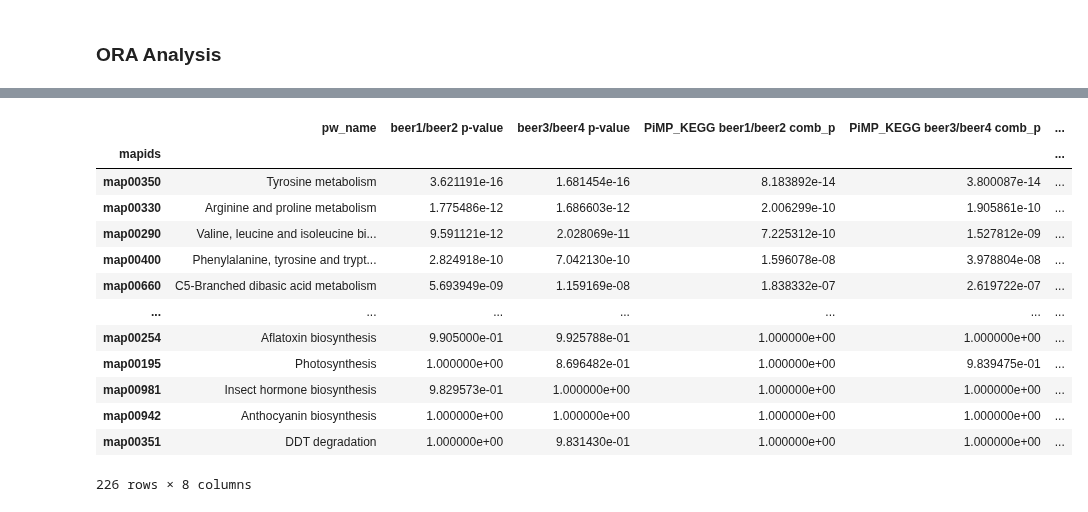
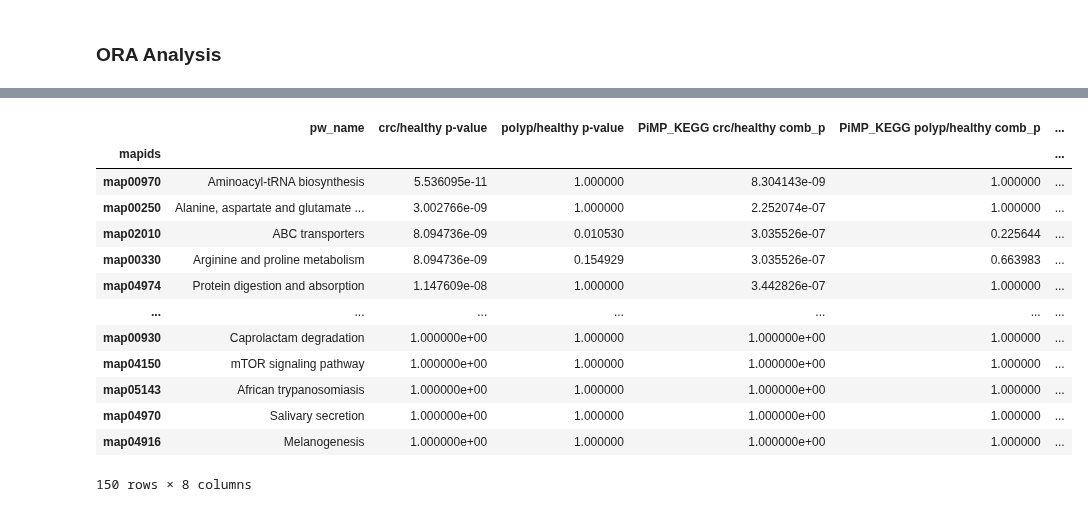
Before and after one commit to glasgowcompbio/PALS, a Jupyter notebook: notebooks/PALS_crc_data.ipynb, the cells around one changed output, grey strips where cells are left out. Drawn from its saved outputs; the diff is of its cells as text; code cells hidden in the pictures.

```diff
--- a/notebooks/PALS_crc_data.ipynb
+++ b/notebooks/PALS_crc_data.ipynb
@@ -99,9 +69,11 @@ columns = crc_int_df.columns
 # %% [markdown]
 ### Make group lists for the experimental design
 # %%
-crc=[]
+columns = crc_int_df.columns
+crc = []
 healthy = []
-polyp=[]
+polyp = []
+
 for c in columns:
     if 'CRC' in c:
         crc.append(c)
@@ -109,6 +81,11 @@ for c in columns:
         healthy.append(c)
     elif 'Polyp' in c:
         polyp.append(c)
-crc_experimental_design = {'comparisons': [{'case': 'CRC', 'control': 'healthy', 'name': 'crc/healthy'},
-  {'case': 'polyp', 'control': 'healthy', 'name': 'crc/healthy'}]}
+
+crc_experimental_design = {
+    'comparisons': [
+        {'case': 'CRC', 'control': 'healthy', 'name': 'crc/healthy'},
+        {'case': 'polyp', 'control': 'healthy', 'name': 'polyp/healthy'}
+    ]
+}
 # %%
@@ -318,5 +139,5 @@ pathway_df
 # %% [markdown]
 ### ORA Analysis
 # %%
-ds = DataSource(int_df, annotation_df, experimental_design, DATABASE_PIMP_KEGG)
+ds = DataSource(crc_int_df, crc_annotation_df, crc_experimental_design, DATABASE_PIMP_KEGG)
 # %% [output]
@@ -335,18 +157,18 @@ pathway_df = pals.get_ora_df()
 # %%
-pathway_df.sort_values('PiMP_KEGG beer1/beer2 comb_p', ascending=True, inplace=True)
+pathway_df.sort_values('PiMP_KEGG crc/healthy comb_p', ascending=True, inplace=True)
 pathway_df
 # %% [output]
-|  | pw_name | beer1/beer2 p-value | beer3/beer4 p-value | PiMP_KEGG beer1/beer2 comb_p | PiMP_KEGG beer3/beer4 comb_p | ... |
+|  | pw_name | crc/healthy p-value | polyp/healthy p-value | PiMP_KEGG crc/healthy comb_p | PiMP_KEGG polyp/healthy comb_p | ... |
 | mapids |  |  |  |  |  | ... |
-| map00350 | Tyrosine metabolism | 3.621191e-16 | 1.681454e-16 | 8.183892e-14 | 3.800087e-14 | ... |
-| map00330 | Arginine and proline metabolism | 1.775486e-12 | 1.686603e-12 | 2.006299e-10 | 1.905861e-10 | ... |
-| map00290 | Valine, leucine and isoleucine bi... | 9.591121e-12 | 2.028069e-11 | 7.225312e-10 | 1.527812e-09 | ... |
-| map00400 | Phenylalanine, tyrosine and trypt... | 2.824918e-10 | 7.042130e-10 | 1.596078e-08 | 3.978804e-08 | ... |
-| map00660 | C5-Branched dibasic acid metabolism | 5.693949e-09 | 1.159169e-08 | 1.838332e-07 | 2.619722e-07 | ... |
+| map00970 | Aminoacyl-tRNA biosynthesis | 5.536095e-11 | 1.000000 | 8.304143e-09 | 1.000000 | ... |
+| map00250 | Alanine, aspartate and glutamate ... | 3.002766e-09 | 1.000000 | 2.252074e-07 | 1.000000 | ... |
+| map02010 | ABC transporters | 8.094736e-09 | 0.010530 | 3.035526e-07 | 0.225644 | ... |
+| map00330 | Arginine and proline metabolism | 8.094736e-09 | 0.154929 | 3.035526e-07 | 0.663983 | ... |
+| map04974 | Protein digestion and absorption | 1.147609e-08 | 1.000000 | 3.442826e-07 | 1.000000 | ... |
 | ... | ... | ... | ... | ... | ... | ... |
-| map00254 | Aflatoxin biosynthesis | 9.905000e-01 | 9.925788e-01 | 1.000000e+00 | 1.000000e+00 | ... |
-| map00195 | Photosynthesis | 1.000000e+00 | 8.696482e-01 | 1.000000e+00 | 9.839475e-01 | ... |
-| map00981 | Insect hormone biosynthesis | 9.829573e-01 | 1.000000e+00 | 1.000000e+00 | 1.000000e+00 | ... |
-| map00942 | Anthocyanin biosynthesis | 1.000000e+00 | 1.000000e+00 | 1.000000e+00 | 1.000000e+00 | ... |
-| map00351 | DDT degradation | 1.000000e+00 | 9.831430e-01 | 1.000000e+00 | 1.000000e+00 | ... |
+| map00930 | Caprolactam degradation | 1.000000e+00 | 1.000000 | 1.000000e+00 | 1.000000 | ... |
+| map04150 | mTOR signaling pathway | 1.000000e+00 | 1.000000 | 1.000000e+00 | 1.000000 | ... |
+| map05143 | African trypanosomiasis | 1.000000e+00 | 1.000000 | 1.000000e+00 | 1.000000 | ... |
+| map04970 | Salivary secretion | 1.000000e+00 | 1.000000 | 1.000000e+00 | 1.000000 | ... |
+| map04916 | Melanogenesis | 1.000000e+00 | 1.000000 | 1.000000e+00 | 1.000000 | ... |
-226 rows × 8 columns
+150 rows × 8 columns
```
Also changed, not shown: parts of 32 cells of this notebook.
